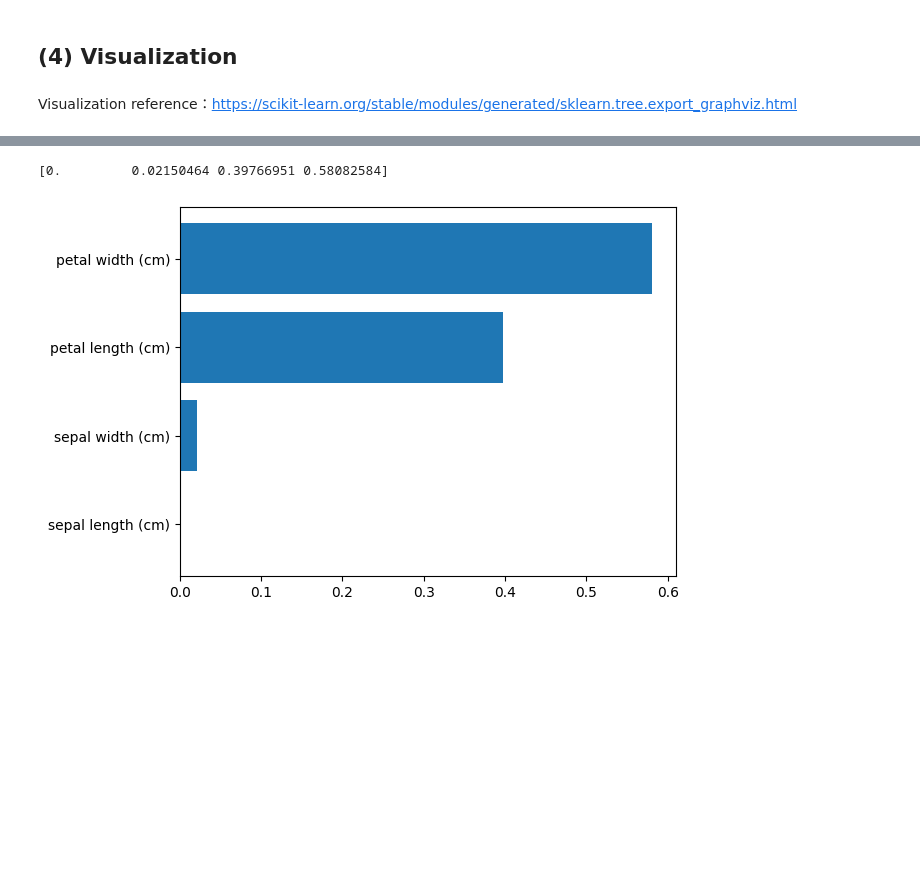
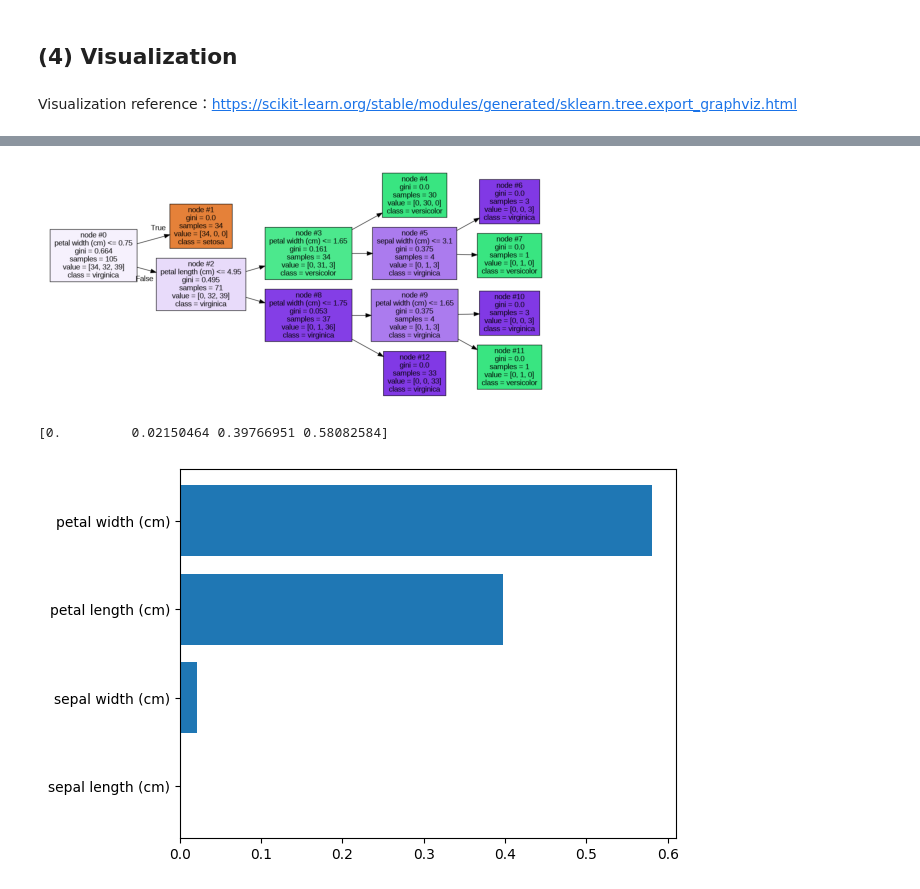
Before and after one commit to tkkazuya/machine_learning, a Jupyter notebook: Classification/Classification_KIKAGAKU.ipynb, the cells around one changed output, grey strips where cells are left out. Cells and saved outputs as stored; diff of their text form; code cells hidden in the pictures; blank space fills up the shorter version.

```diff
--- a/Classification/Classification_KIKAGAKU.ipynb
+++ b/Classification/Classification_KIKAGAKU.ipynb
@@ -106,8 +110,12 @@ Visualization reference：<https://scikit-learn.org/stable/modules/generated/skl
 # %%
 dot_data = export_graphviz(dtree,\
     filled=True,rounded=False,node_ids=True,rotate=True,feature_names=dataset.feature_names,class_names=dataset.target_names)
+graph_tree = graphviz.Source(dot_data)
 
-
-graph_tree = graphviz.Source(dot_data)
-graph_tree
+graph_tree.format = 'png'  # 出力形式をPNGに指定
+graph_tree.render('tree_graph', view=False)  # ファイルに保存
+img = plt.imread("./tree_graph.png")
+plt.imshow(img)
+plt.axis('off')
+plt.show()
 # %% [output]
@@ -115,3 +122,4 @@ graph_tree
+[figure, added]
 # %%
 feature_importance = dtree.feature_importances_
 print(feature_importance)
```
Also changed, not shown: parts of 12 cells of this notebook, 4 other files.
